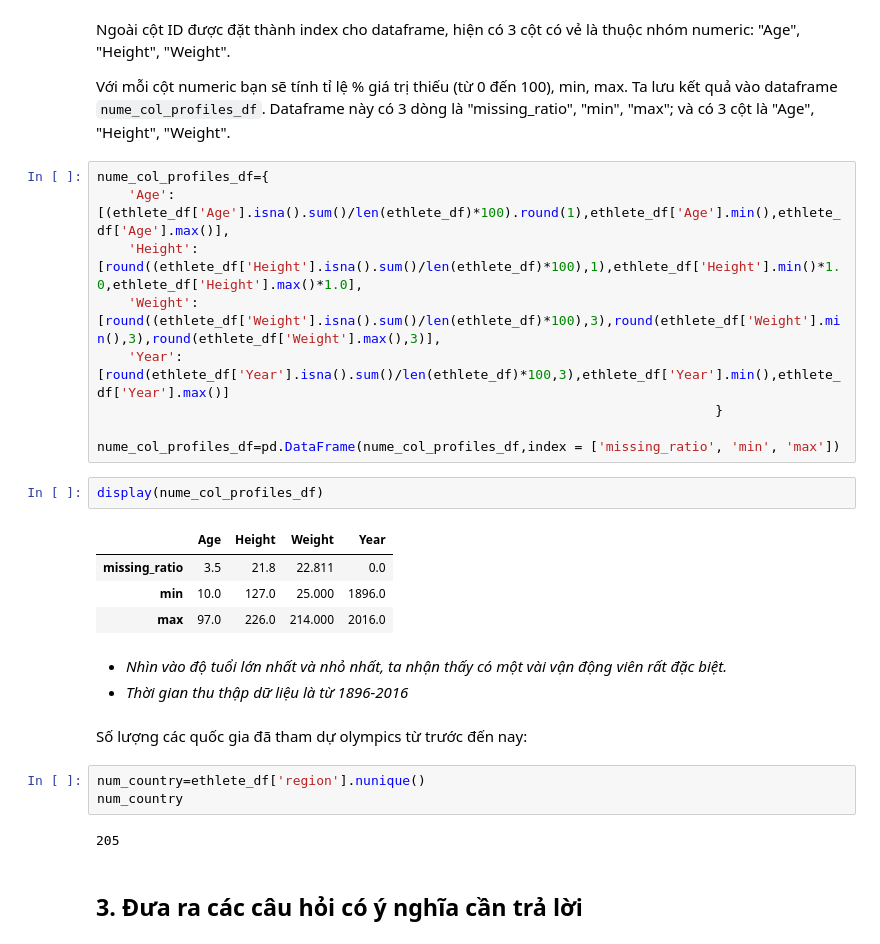
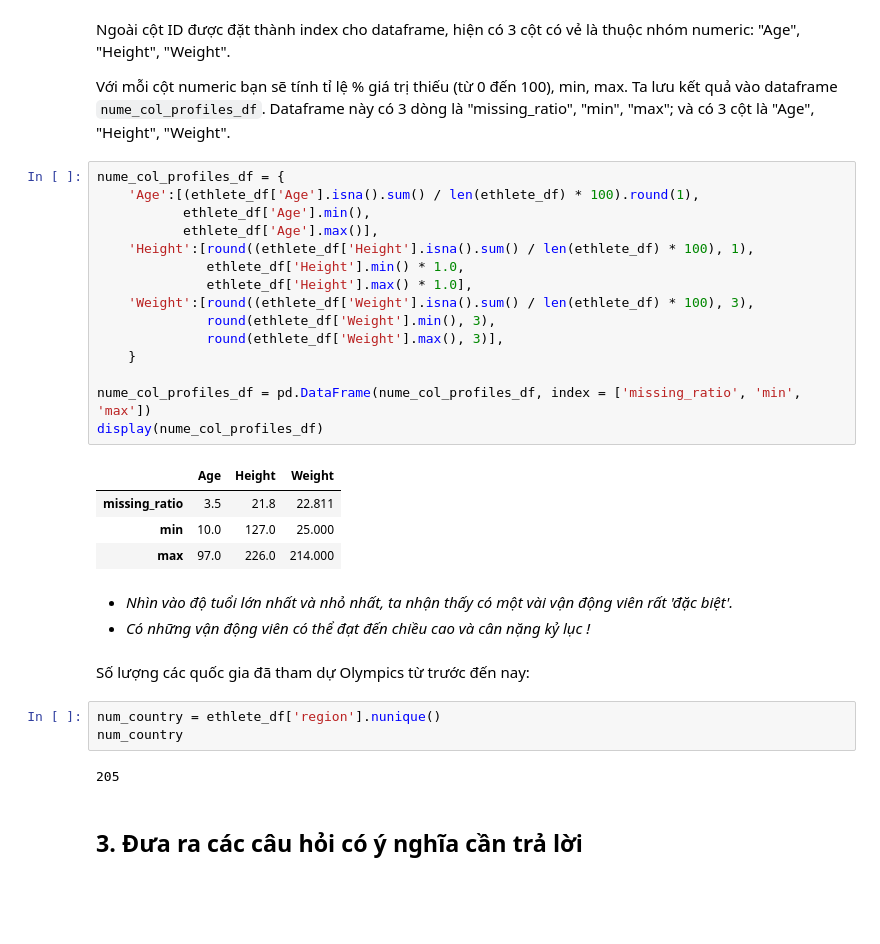
Before and after one commit to tungbtt/LTKHDL_Project, a Jupyter notebook: Olympics.ipynb, the cells around one changed output. Cells and saved outputs as stored; diff of their text form; blank space fills up the shorter version.

Commit message:
update commit trước

```diff
--- a/Olympics.ipynb
+++ b/Olympics.ipynb
@@ -194,28 +200,32 @@ Ngoài cột ID được đặt thành index cho dataframe, hiện có 3 cột c
 
 Với mỗi cột numeric bạn sẽ tính tỉ lệ % giá trị thiếu (từ 0 đến 100), min, max. Ta lưu kết quả vào dataframe `nume_col_profiles_df`. Dataframe này có 3 dòng là "missing_ratio", "min", "max"; và có 3 cột là "Age", "Height", "Weight".
 # %%
-nume_col_profiles_df={
-    'Age':[(ethlete_df['Age'].isna().sum()/len(ethlete_df)*100).round(1),ethlete_df['Age'].min(),ethlete_df['Age'].max()],
-    'Height':[round((ethlete_df['Height'].isna().sum()/len(ethlete_df)*100),1),ethlete_df['Height'].min()*1.0,ethlete_df['Height'].max()*1.0],
-    'Weight':[round((ethlete_df['Weight'].isna().sum()/len(ethlete_df)*100),3),round(ethlete_df['Weight'].min(),3),round(ethlete_df['Weight'].max(),3)],
-    'Year':[round(ethlete_df['Year'].isna().sum()/len(ethlete_df)*100,3),ethlete_df['Year'].min(),ethlete_df['Year'].max()]
-                                                                               }
+nume_col_profiles_df = {
+    'Age':[(ethlete_df['Age'].isna().sum() / len(ethlete_df) * 100).round(1),
+           ethlete_df['Age'].min(),
+           ethlete_df['Age'].max()],
+    'Height':[round((ethlete_df['Height'].isna().sum() / len(ethlete_df) * 100), 1),
+              ethlete_df['Height'].min() * 1.0,
+              ethlete_df['Height'].max() * 1.0],
+    'Weight':[round((ethlete_df['Weight'].isna().sum() / len(ethlete_df) * 100), 3),
+              round(ethlete_df['Weight'].min(), 3),
+              round(ethlete_df['Weight'].max(), 3)],
+    }
 
-nume_col_profiles_df=pd.DataFrame(nume_col_profiles_df,index = ['missing_ratio', 'min', 'max'])
+nume_col_profiles_df = pd.DataFrame(nume_col_profiles_df, index = ['missing_ratio', 'min', 'max'])
+display(nume_col_profiles_df)
+# %% [output]
+|  | Age | Height | Weight |
+| missing_ratio | 3.5 | 21.8 | 22.811 |
+| min | 10.0 | 127.0 | 25.000 |
+| max | 97.0 | 226.0 | 214.000 |
-# %%
-display(nume_col_profiles_df)
-# %% [output]
-|  | Age | Height | Weight | Year |
-| missing_ratio | 3.5 | 21.8 | 22.811 | 0.0 |
-| min | 10.0 | 127.0 | 25.000 | 1896.0 |
-| max | 97.0 | 226.0 | 214.000 | 2016.0 |
 # %% [markdown]
-- *Nhìn vào độ tuổi lớn nhất và nhỏ nhất, ta nhận thấy có một vài vận động viên rất đặc biệt.*
-- *Thời gian thu thập dữ liệu là từ 1896-2016*
+- *Nhìn vào độ tuổi lớn nhất và nhỏ nhất, ta nhận thấy có một vài vận động viên rất 'đặc biệt'.*
+- *Có những vận động viên có thể đạt đến chiều cao và cân nặng kỷ lục !*
 # %% [markdown]
-Số lượng các quốc gia đã tham dự olympics từ trước đến nay:
+Số lượng các quốc gia đã tham dự Olympics từ trước đến nay:
 # %%
-num_country=ethlete_df['region'].nunique()
+num_country = ethlete_df['region'].nunique()
 num_country
 # %% [output]
 205
```
Also changed, not shown: parts of 35 cells of this notebook.
